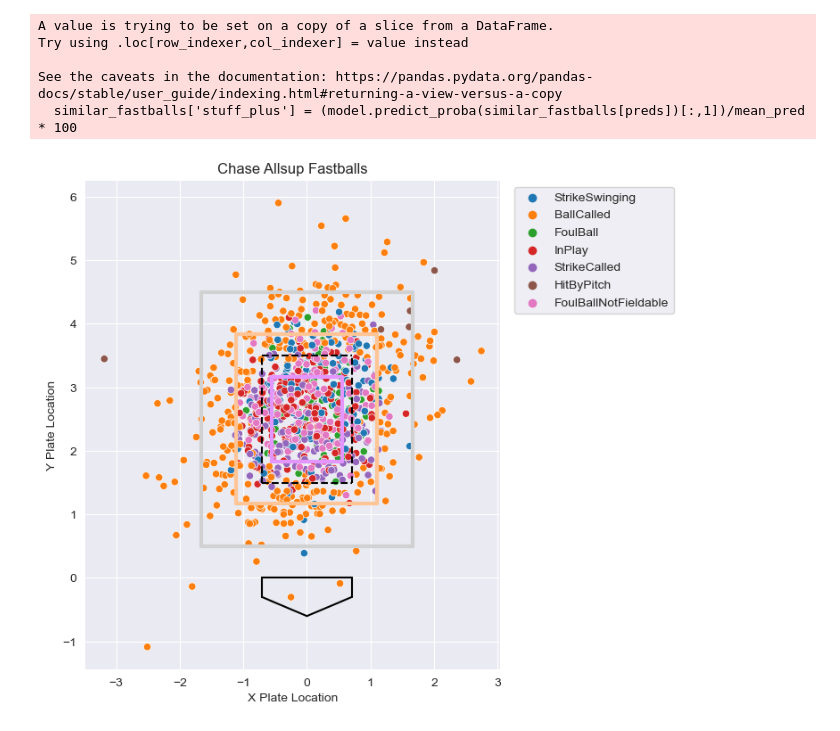
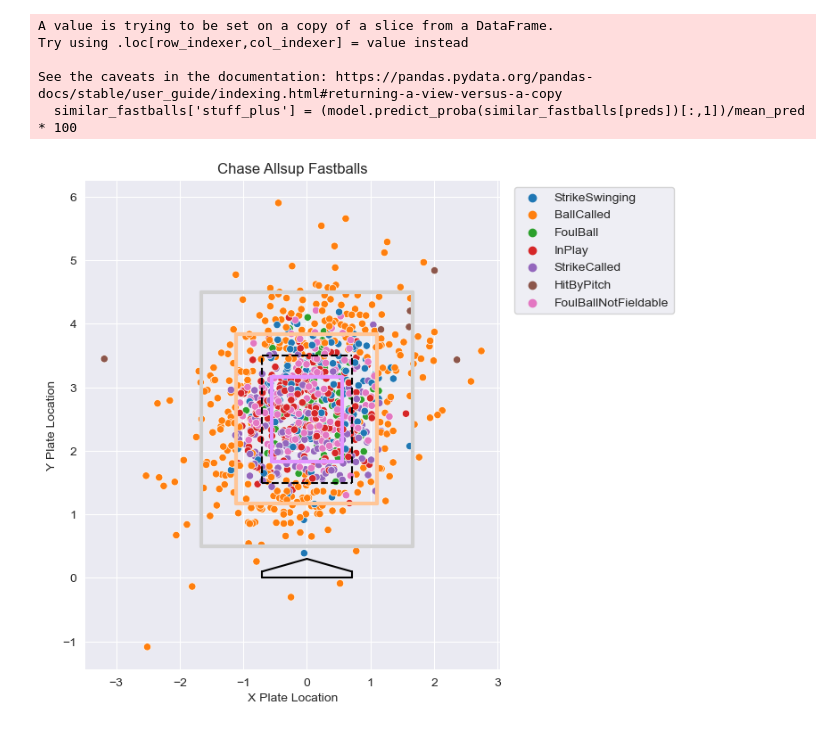
Before and after one commit to charlesbenfer/stuff_plus, a Jupyter notebook: case_studies/best_fastballs.ipynb, the cells around one changed output. Saved outputs shown, nothing was run; the diff lists cells and outputs as text; code cells hidden in the pictures.

```diff
--- a/case_studies/best_fastballs.ipynb
+++ b/case_studies/best_fastballs.ipynb
@@ -165,20 +175,20 @@ def draw_attack_zones():
 # %%
 fig = plt.figure(figsize=(6,9))
 fig = sns.scatterplot(data=t_bauman, x='PlateLocSide', y='PlateLocHeight',
                       hue='PitchCall')
 
 draw_sz(ls='k--')
-draw_home_plate()
+draw_home_plate(False)
 draw_attack_zones()
 fig.set_aspect('equal')
 plt.legend(bbox_to_anchor=(1.02,1), loc=2)
 sns.despine(left=True, bottom=True)
 plt.title('Chase Allsup Fastballs')
 plt.xlabel('X Plate Location')
 plt.ylabel('Y Plate Location')
 plt.show()
 # %% [output]
-[figure, old version]
+[figure, new version]
 # %%
 fig = plt.figure(figsize=(6,9))
 fig = sns.scatterplot(data=t_bauman[t_bauman['PitchCall'] == 'StrikeSwinging'], x='PlateLocSide', y='PlateLocHeight',
```
Also changed, not shown: parts of 2 cells of this notebook, 8 other files.
